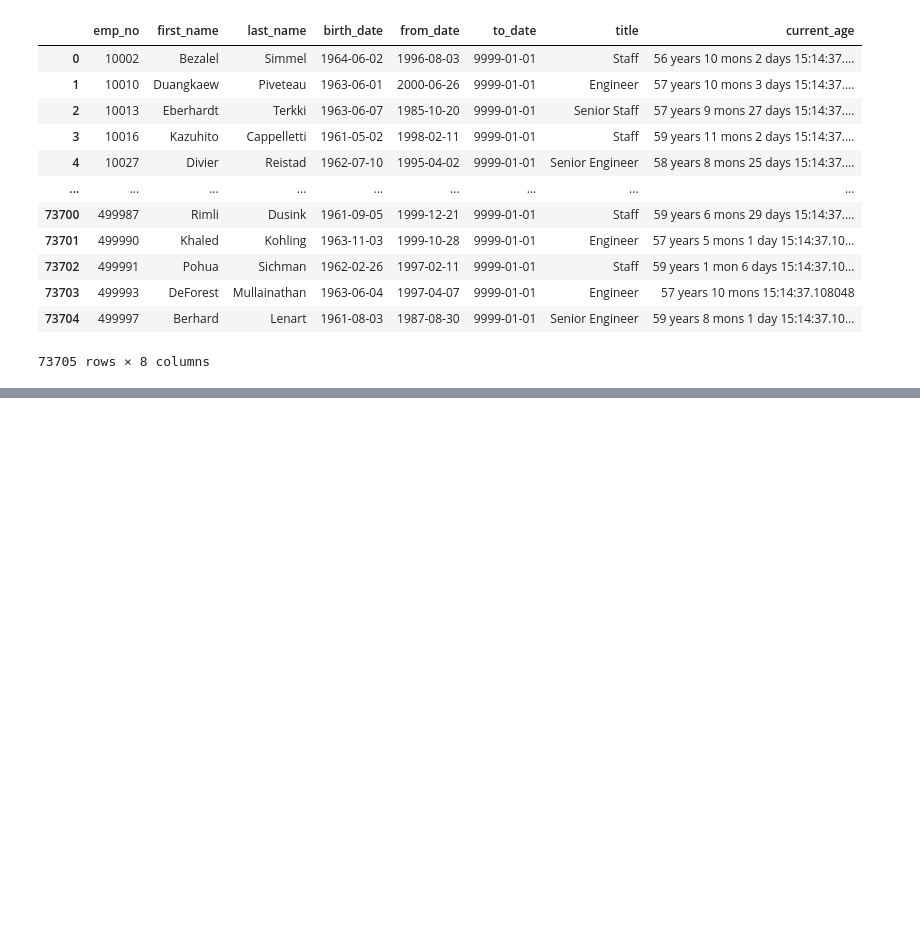
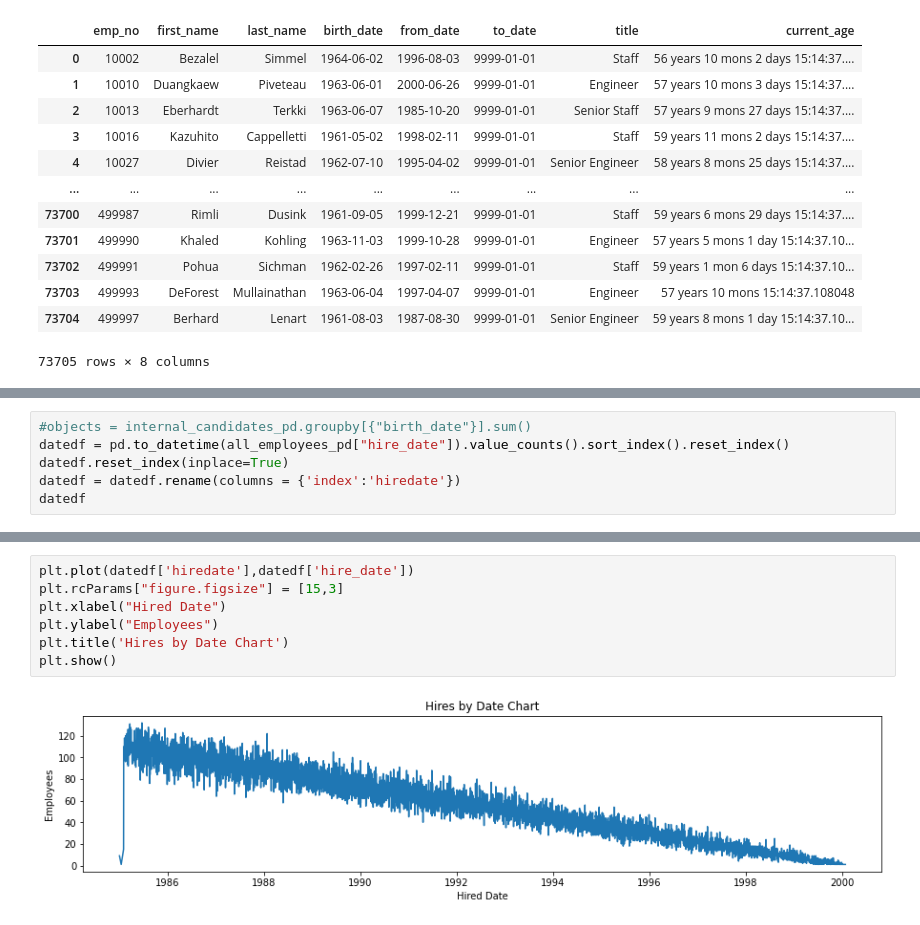
Before and after one commit to paulviet/Pewlett-Hackard-Analysis, a Jupyter notebook: DATA/bar_charts.ipynb, the cells around one changed output, grey strips where cells are left out. Saved outputs shown, nothing was run; the diff lists cells and outputs as text; blank space fills up the shorter version.

```diff
--- a/DATA/bar_charts.ipynb
+++ b/DATA/bar_charts.ipynb
@@ -48,0 +99,6 @@ plt.show()
+# %%
+#objects = internal_candidates_pd.groupby[{"birth_date"}].sum()
+datedf = pd.to_datetime(all_employees_pd["hire_date"]).value_counts().sort_index().reset_index()
+datedf.reset_index(inplace=True)
+datedf = datedf.rename(columns = {'index':'hiredate'})
+datedf
@@ -48,0 +119,9 @@ plt.show()
+# %%
+plt.plot(datedf['hiredate'],datedf['hire_date'])
+plt.rcParams["figure.figsize"] = [15,3]
+plt.xlabel("Hired Date")
+plt.ylabel("Employees")
+plt.title('Hires by Date Chart')
+plt.show()
+# %% [output]
+[figure, added]
```
Also changed, not shown: parts of 7 cells of this notebook, 7 other files.
